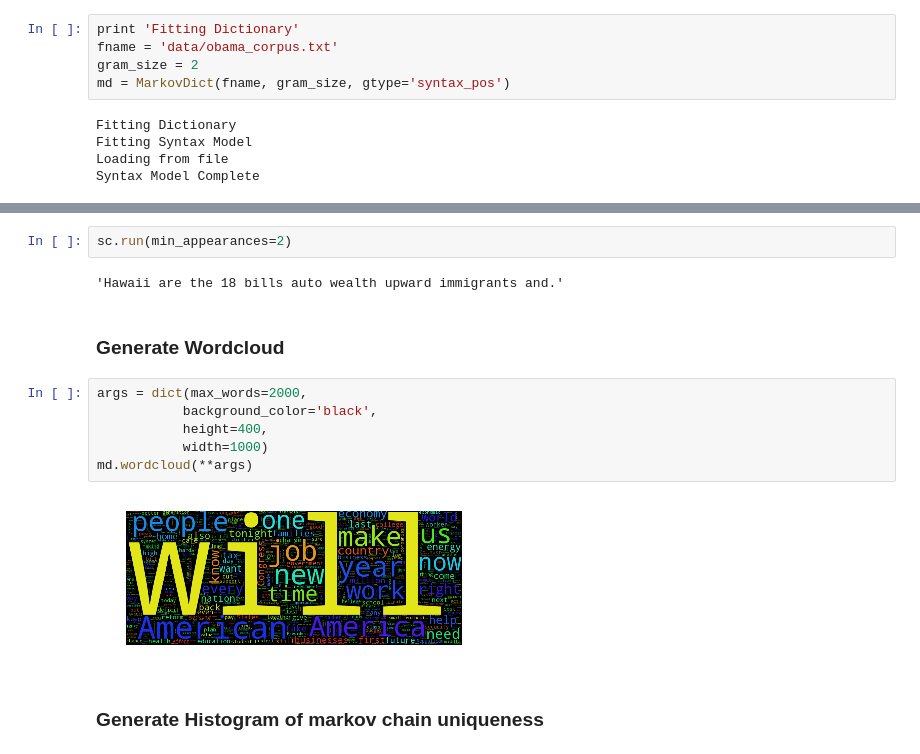
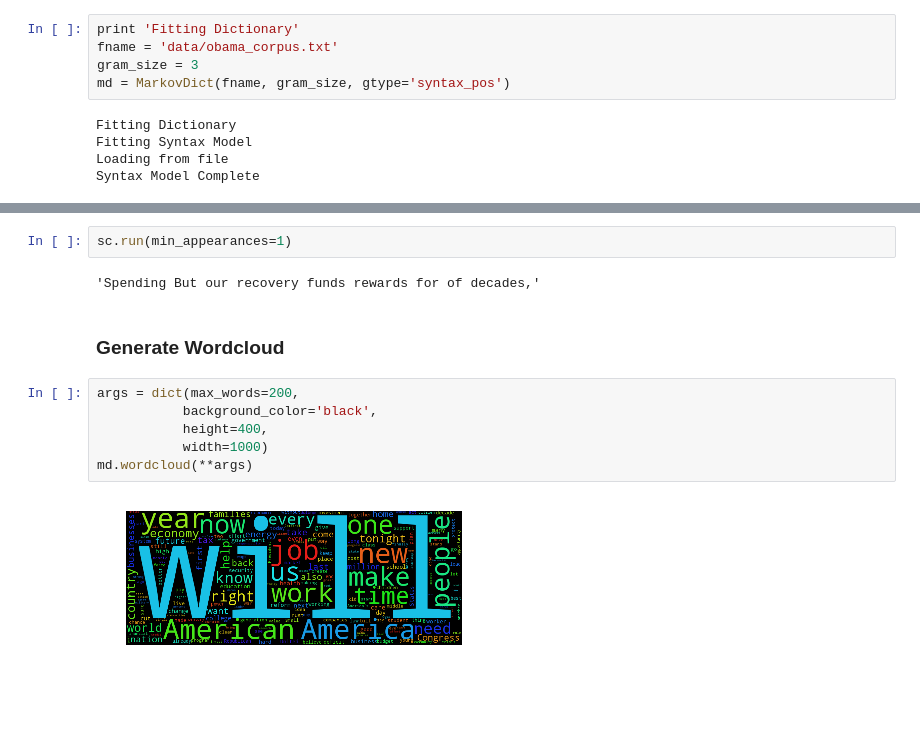
Before and after one commit to SGShuman/markov_sentence_generator, a Jupyter notebook: start_here.ipynb, the cells around one changed output, grey strips where cells are left out. Drawn from its saved outputs; the diff is of its cells as text; blank space fills up the shorter version.

```diff
--- a/start_here.ipynb
+++ b/start_here.ipynb
@@ -21,7 +22,7 @@ pos means Part of Speech
 # %%
 print 'Fitting Dictionary'
 fname = 'data/obama_corpus.txt'
-gram_size = 2
+gram_size = 3
 md = MarkovDict(fname, gram_size, gtype='syntax_pos')
 # %% [output]
 Fitting Dictionary
@@ -63,18 +75,16 @@ sc = SyntaxChain(fname, gtype='syntax_pos')
 # %% [output]
 Loading from file
 # %%
-sc.run(min_appearances=2)
+sc.run(min_appearances=1)
 # %% [output]
-'Hawaii are the 18 bills auto wealth upward immigrants and.'
+'Spending But our recovery funds rewards for of decades,'
 # %% [markdown]
 ### Generate Wordcloud
 # %%
-args = dict(max_words=2000,
+args = dict(max_words=200,
            background_color='black',
            height=400,
            width=1000)
 md.wordcloud(**args)
 # %% [output]
-[figure, old version]
+[figure, new version]
-# %% [markdown]
-### Generate Histogram of markov chain uniqueness
```
Also changed, not shown: parts of 14 cells of this notebook, 4 other files.
